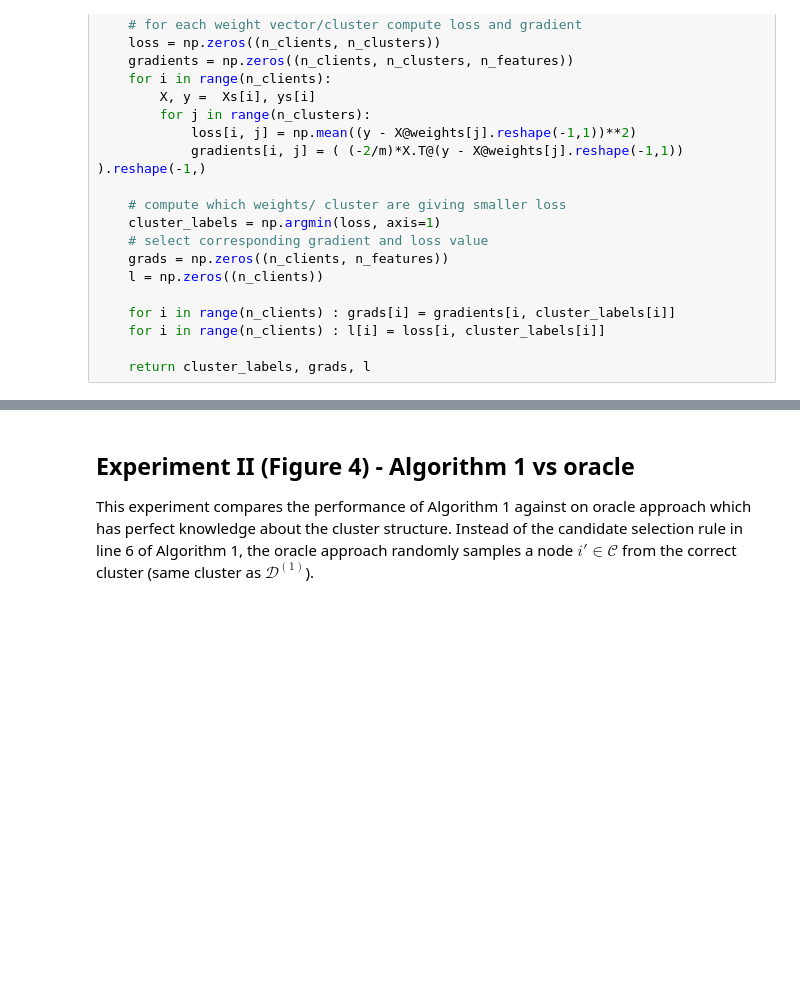
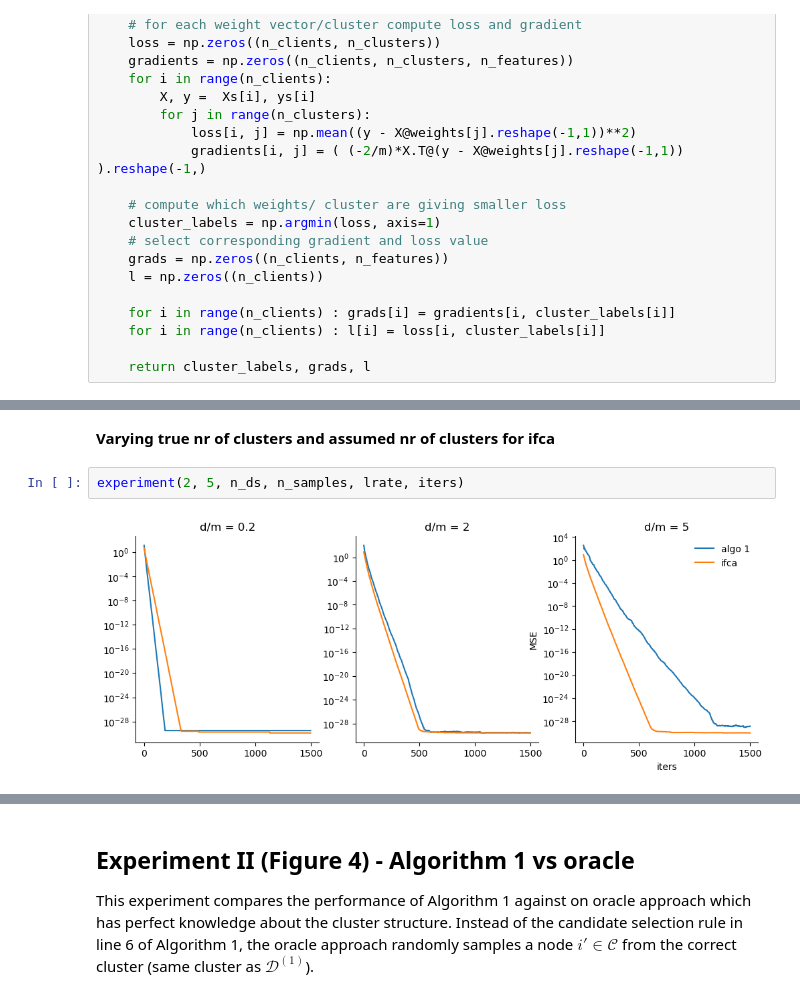
Before and after one commit to shamPJ/PersFL, a Jupyter notebook: persFL.ipynb, the cells around one changed output, grey strips where cells are left out. Saved outputs shown, nothing was run; the diff lists cells and outputs as text; blank space fills up the shorter version.

```diff
--- a/persFL.ipynb
+++ b/persFL.ipynb
@@ -505,0 +520,6 @@ if save_data:
+# %% [markdown]
+**Varying true nr of clusters and assumed nr of clusters for ifca**
+# %%
+experiment(2, 5, n_ds, n_samples, lrate, iters)
+# %% [output]
+[figure, added]
```
Also changed, not shown: parts of 15 cells of this notebook.
